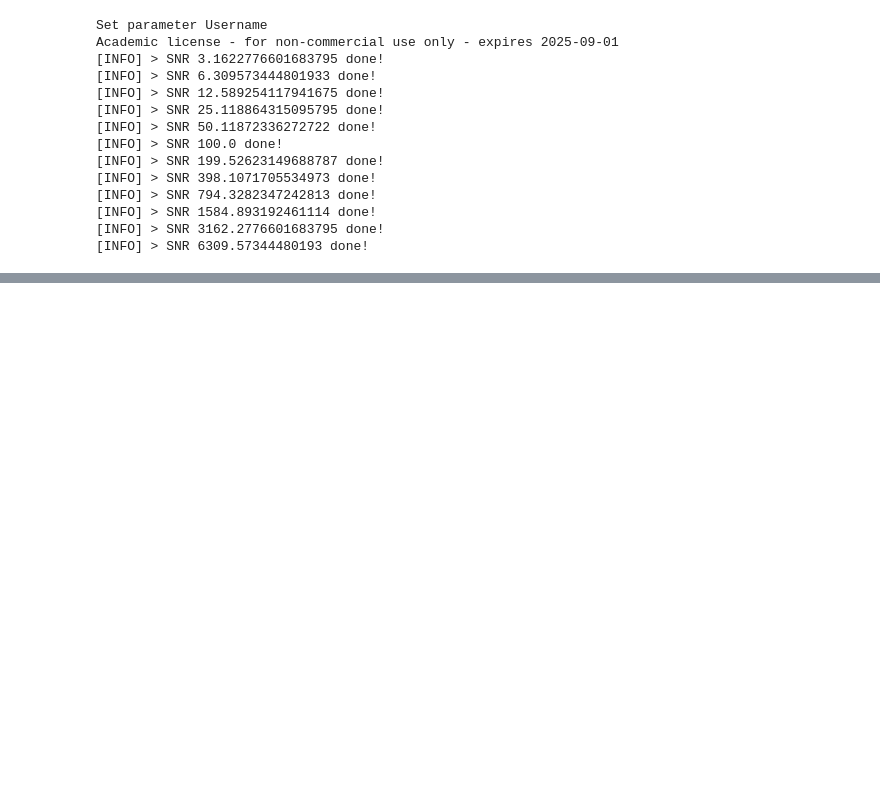
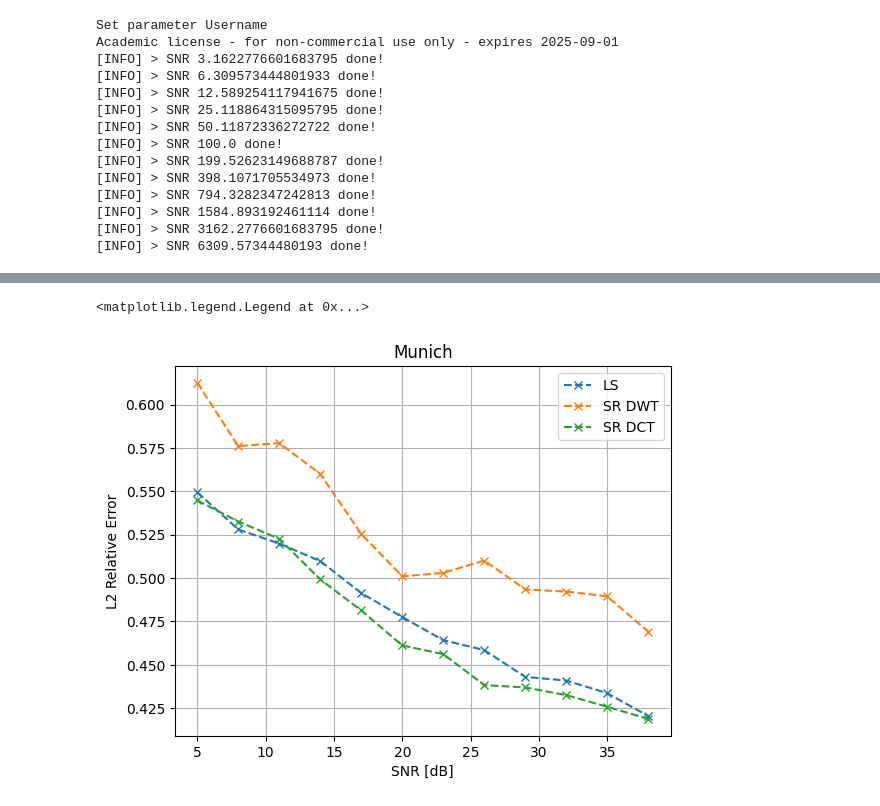
Before and after one commit to tum-esm/inventory-embeddings, a Jupyter notebook: notebooks/compressed_sensing_snr_plot.ipynb, the cells around one changed output, grey strips where cells are left out. Drawn from its saved outputs; the diff is of its cells as text; code cells hidden in the pictures; blank space fills up the shorter version.

```diff
--- a/notebooks/compressed_sensing_snr_plot.ipynb
+++ b/notebooks/compressed_sensing_snr_plot.ipynb
@@ -92,0 +102,15 @@ plt.legend()
+# %%
+plt.plot(snr_db_list, ls_reconstruction, "x--", label="LS")
+plt.plot(snr_db_list, sparse_reconstruction_dwt, "x--", label="SR DWT")
+plt.plot(snr_db_list, sparse_reconstruction_dct, "x--", label="SR DCT")
+
+plt.xlabel("SNR [dB]")
+plt.ylabel("L2 Relative Error")
+
+plt.title("Munich")
+plt.grid()
+
+plt.legend()
+# %% [output]
+<matplotlib.legend.Legend at 0x...>
+[figure, added]
```
Also changed, not shown: parts of 5 cells of this notebook.
